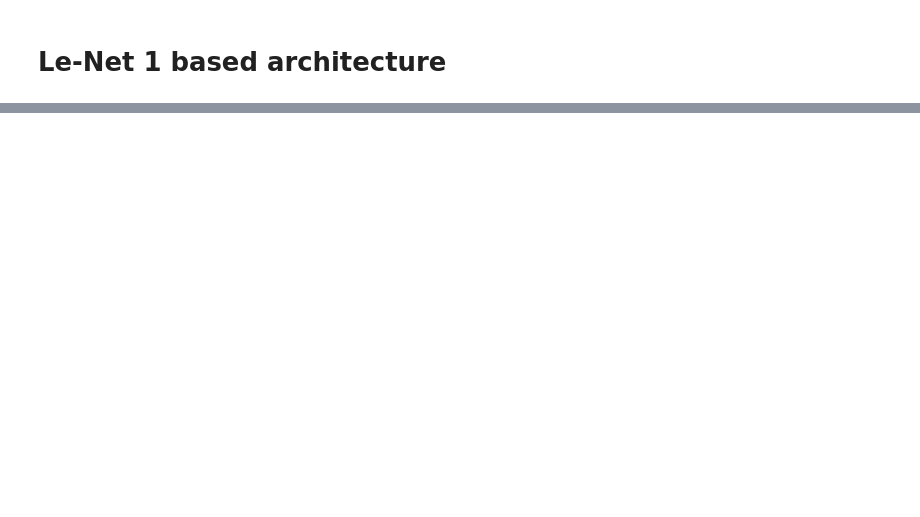
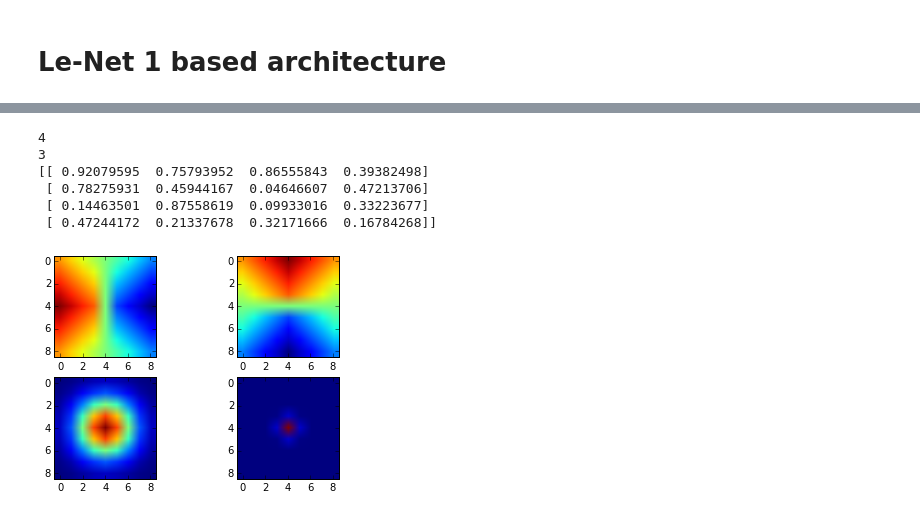
Before and after one commit to HKCaesar/Satellite-Image-Classifier, a Jupyter notebook: code/CNN/CNN3-BP-Marjolein.ipynb, the cells around one changed output, grey strips where cells are left out. Cells and saved outputs as stored; diff of their text form; code cells hidden in the pictures; blank space fills up the shorter version.

```diff
--- a/code/CNN/CNN3-BP-Marjolein.ipynb
+++ b/code/CNN/CNN3-BP-Marjolein.ipynb
@@ -120,0 +145,18 @@ def updateW2(W2rb, n, m):
+# %%
+print len(C2)
+print len(C2[0])
+print C2[0][1]
+# %% [output]
+4
+3
+[[ 0.92079595  0.75793952  0.86555843  0.39382498]
+ [ 0.78275931  0.45944167  0.04646607  0.47213706]
+ [ 0.14463501  0.87558619  0.09933016  0.33223677]
+ [ 0.47244172  0.21337678  0.32171666  0.16784268]]
+# %%
+N_plts=len(C1)
+for i in range(0,N_plts):
+    plt.subplot(2,N_plts/2,i+1)
+    plt.imshow(C1[i])
+# %% [output]
+[figure, added]
```
Also changed, not shown: parts of 7 cells of this notebook.
